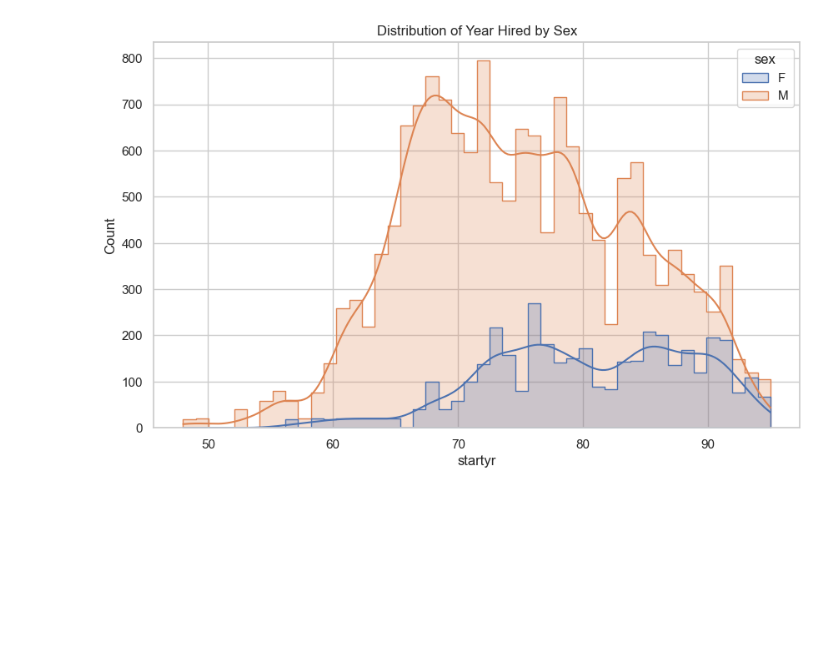
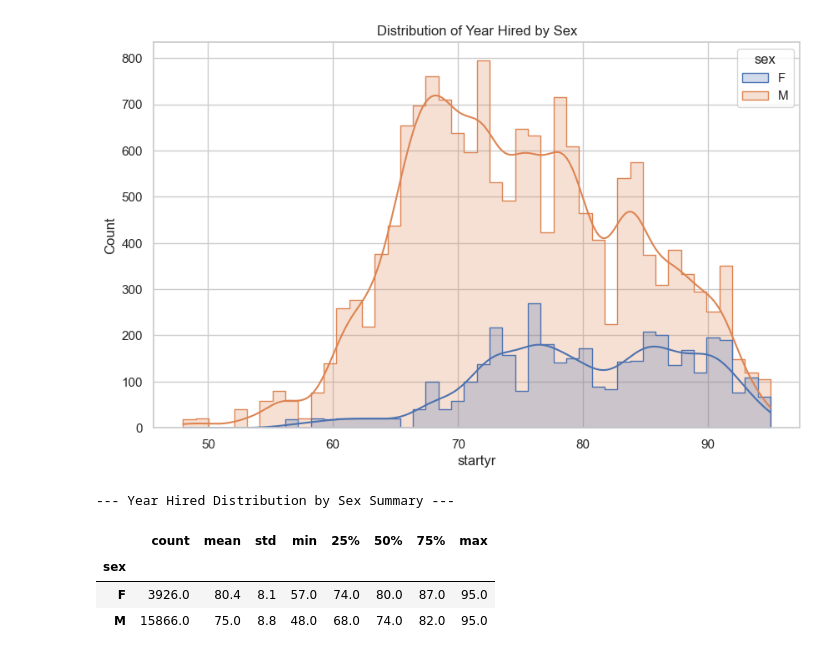
Before and after one commit to Jaiycex/Data557_Project_StoryTeam, a Jupyter notebook: Milestone 2.ipynb, the cells around one changed output. Cells and saved outputs as stored; diff of their text form; code cells hidden in the pictures; blank space fills up the shorter version.

```diff
--- a/Milestone 2.ipynb
+++ b/Milestone 2.ipynb
@@ -123,3 +179,13 @@ plt.title('Distribution of Year Hired by Sex')
 plt.show()
 # %% [output]
 [figure]
+# %%
+# Numeric Summary for Year Hired
+print("\n--- Year Hired Distribution by Sex Summary ---")
+df.groupby(['sex'])['startyr'].describe().round(1)
+# %% [output]
+--- Year Hired Distribution by Sex Summary ---
+|  | count | mean | std | min | 25% | 50% | 75% | max |
+| sex |  |  |  |  |  |  |  |  |
+| F | 3926.0 | 80.4 | 8.1 | 57.0 | 74.0 | 80.0 | 87.0 | 95.0 |
+| M | 15866.0 | 75.0 | 8.8 | 48.0 | 68.0 | 74.0 | 82.0 | 95.0 |
```
Also changed, not shown: parts of 7 cells of this notebook.
